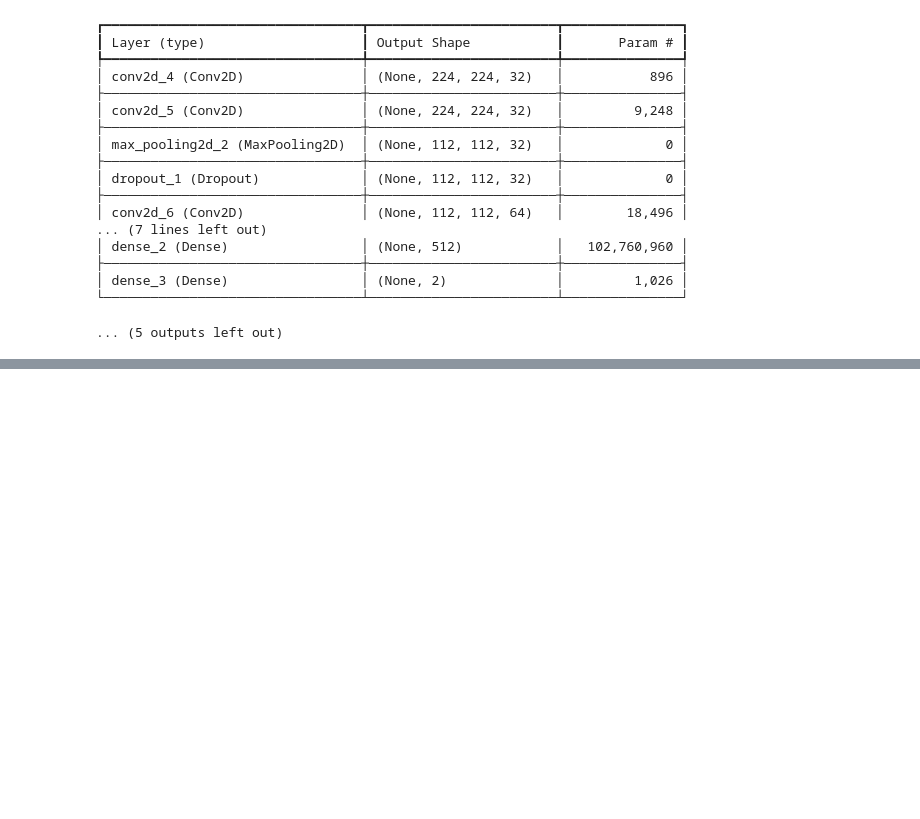
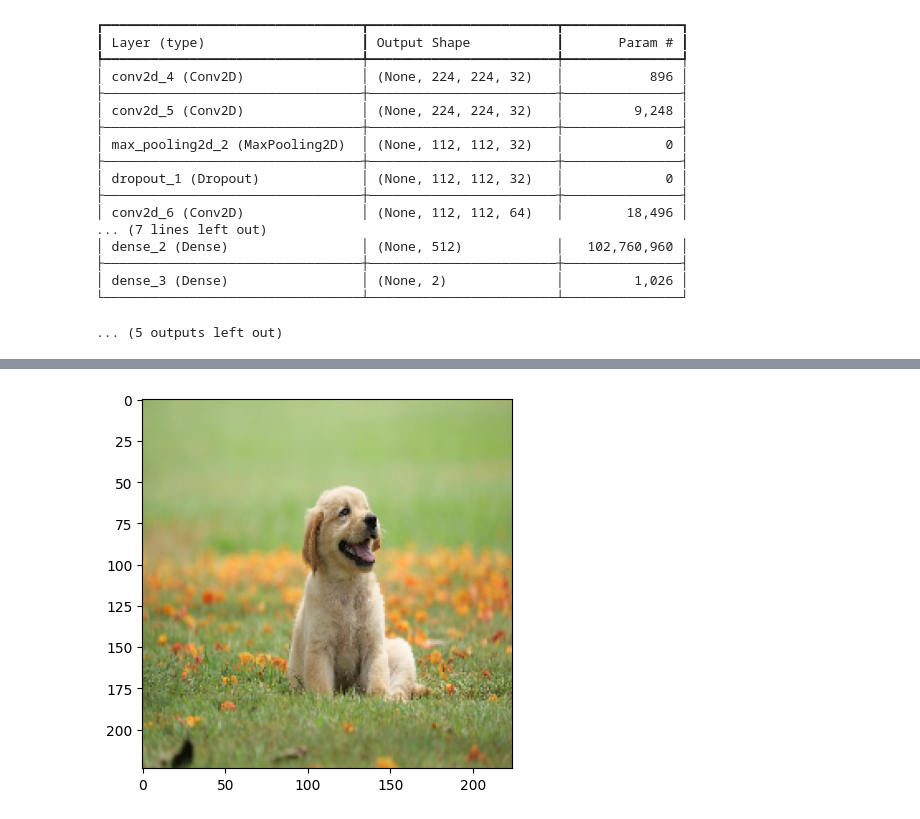
Before and after one commit to aliifam/ppd, a Jupyter notebook: ppd/pekan12/1.ipynb, the cells around one changed output, grey strips where cells are left out. Saved outputs shown, nothing was run; the diff lists cells and outputs as text; code cells hidden in the pictures; blank space fills up the shorter version.

```diff
--- a/ppd/pekan12/1.ipynb
+++ b/ppd/pekan12/1.ipynb
@@ -141,3 +141,32 @@ Model: "sequential_1"
 │ dense_3 (Dense)                 │ (None, 2)              │         1,026 │
 └─────────────────────────────────┴────────────────────────┴───────────────┘
 ... (5 outputs left out)
+# %%
+# using the model to predict
+import numpy as np
+from keras.preprocessing import image
+import matplotlib.pyplot as plt
+
+# pick input image
+# img_path = 'data/input/Kucing-Oren.webp'
+img_path = 'data/input/ilustrasi-anak-anjing_43.jpeg'
+
+# load image
+img = image.load_img(img_path, target_size=(224, 224))
+img_array = image.img_to_array(img)
+img_array = np.expand_dims(img_array, axis=0)
+
+# predict
+predictions = model.predict(img_array)
+score = tf.nn.softmax(predictions[0])
+
+# print result
+print(
+    "This image most likely belongs to {} with a {:.2f} percent confidence."
+    .format(["kucing", "anjing"][np.argmax(score)], 100 * np.max(score))
+)
+
+# show image
+plt.imshow(img)
+plt.show()
+# %% [output]
@@ -143,0 +175 @@ Model: "sequential_1"
+[figure, added]
```
Also changed, not shown: parts of 1 cell of this notebook, 3 other files.
